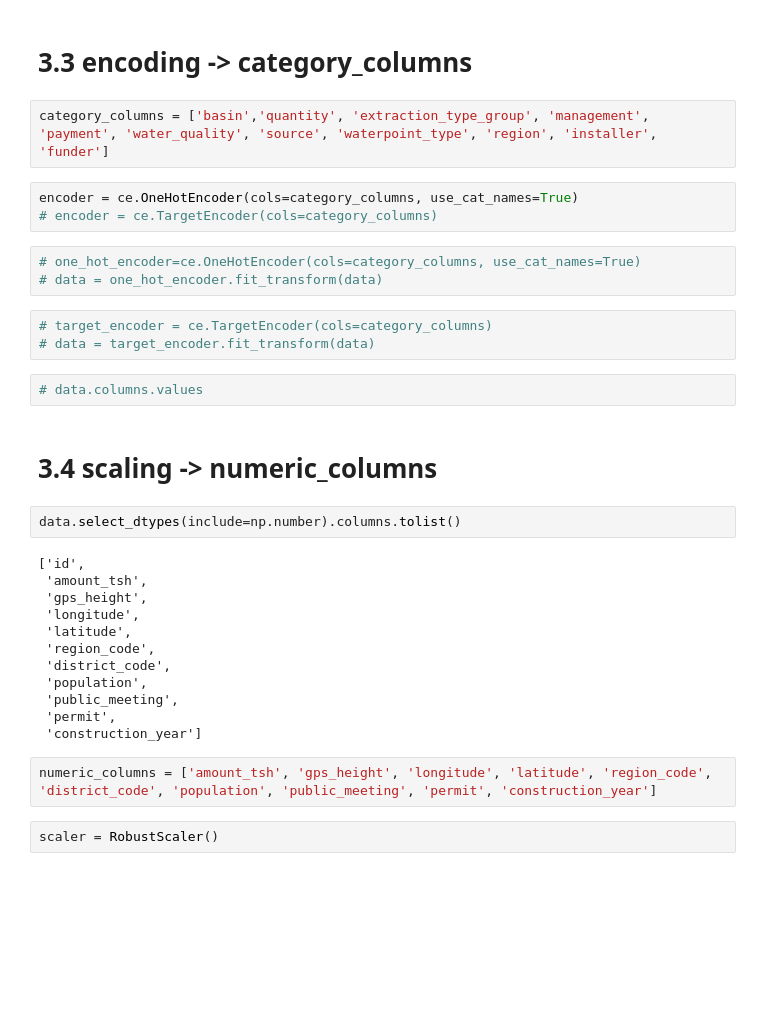
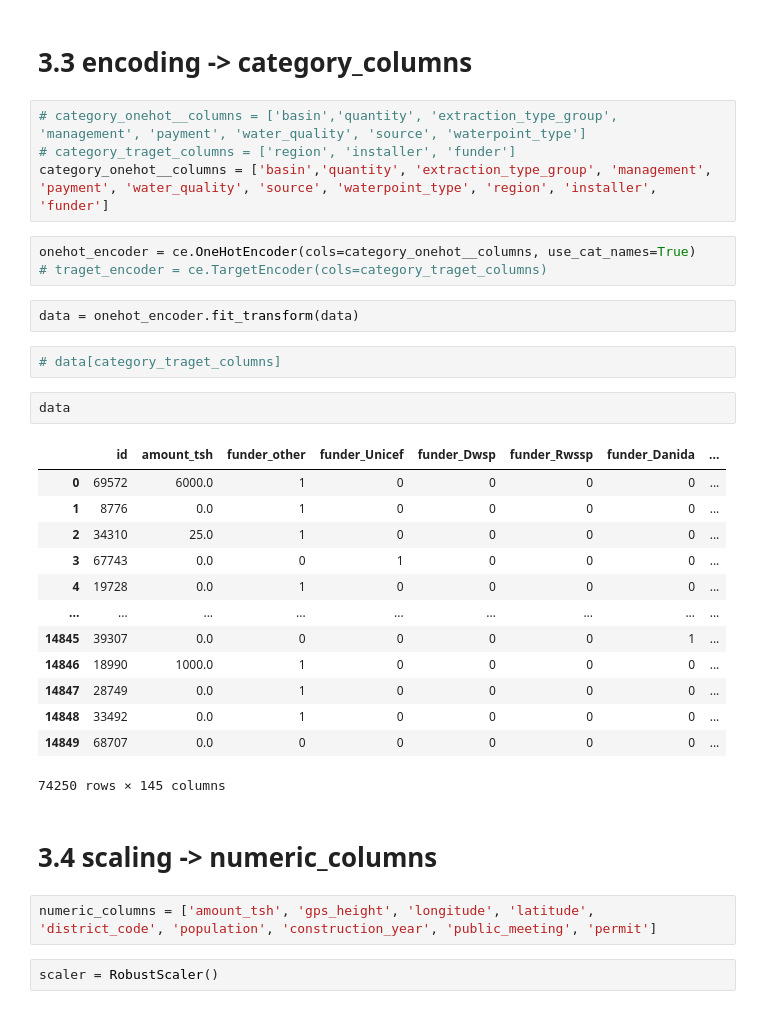
Before and after one commit to hemakaraveenhansika/pump-it-up, a Jupyter notebook: pump-it-up.ipynb, the cells around one changed output. Drawn from its saved outputs; the diff is of its cells as text; blank space fills up the shorter version.

```diff
--- a/pump-it-up.ipynb
+++ b/pump-it-up.ipynb
@@ -1039,35 +1060,35 @@ Name: funder, dtype: int64
 # %% [markdown]
 # 3.3 encoding -> category_columns
 # %%
-category_columns = ['basin','quantity', 'extraction_type_group', 'management', 'payment', 'water_quality', 'source', 'waterpoint_type', 'region', 'installer', 'funder']
+# category_onehot__columns = ['basin','quantity', 'extraction_type_group', 'management', 'payment', 'water_quality', 'source', 'waterpoint_type']
+# category_traget_columns = ['region', 'installer', 'funder']
+category_onehot__columns = ['basin','quantity', 'extraction_type_group', 'management', 'payment', 'water_quality', 'source', 'waterpoint_type', 'region', 'installer', 'funder']
 # %%
-encoder = ce.OneHotEncoder(cols=category_columns, use_cat_names=True)
-# encoder = ce.TargetEncoder(cols=category_columns)
+onehot_encoder = ce.OneHotEncoder(cols=category_onehot__columns, use_cat_names=True)
+# traget_encoder = ce.TargetEncoder(cols=category_traget_columns)
-# %%
-# one_hot_encoder=ce.OneHotEncoder(cols=category_columns, use_cat_names=True)
-# data = one_hot_encoder.fit_transform(data)
-# %%
-# target_encoder = ce.TargetEncoder(cols=category_columns)
-# data = target_encoder.fit_transform(data)
+# %%
+data = onehot_encoder.fit_transform(data)
 # %%
-# data.columns.values
+# data[category_traget_columns]
+# %%
+data
+# %% [output]
+|  | id | amount_tsh | funder_other | funder_Unicef | funder_Dwsp | funder_Rwssp | funder_Danida | ... |
+| 0 | 69572 | 6000.0 | 1 | 0 | 0 | 0 | 0 | ... |
+| 1 | 8776 | 0.0 | 1 | 0 | 0 | 0 | 0 | ... |
+| 2 | 34310 | 25.0 | 1 | 0 | 0 | 0 | 0 | ... |
+| 3 | 67743 | 0.0 | 0 | 1 | 0 | 0 | 0 | ... |
+| 4 | 19728 | 0.0 | 1 | 0 | 0 | 0 | 0 | ... |
+| ... | ... | ... | ... | ... | ... | ... | ... | ... |
+| 14845 | 39307 | 0.0 | 0 | 0 | 0 | 0 | 1 | ... |
+| 14846 | 18990 | 1000.0 | 1 | 0 | 0 | 0 | 0 | ... |
+| 14847 | 28749 | 0.0 | 1 | 0 | 0 | 0 | 0 | ... |
+| 14848 | 33492 | 0.0 | 1 | 0 | 0 | 0 | 0 | ... |
+| 14849 | 68707 | 0.0 | 0 | 0 | 0 | 0 | 0 | ... |
+74250 rows × 145 columns
 # %% [markdown]
 # 3.4 scaling -> numeric_columns
-# %%
-data.select_dtypes(include=np.number).columns.tolist()
-# %% [output]
-['id',
- 'amount_tsh',
- 'gps_height',
- 'longitude',
- 'latitude',
- 'region_code',
- 'district_code',
- 'population',
- 'public_meeting',
- 'permit',
- 'construction_year']
 # %%
-numeric_columns = ['amount_tsh', 'gps_height', 'longitude', 'latitude', 'region_code', 'district_code', 'population', 'public_meeting', 'permit', 'construction_year']
+numeric_columns = ['amount_tsh', 'gps_height', 'longitude', 'latitude', 'district_code', 'population', 'construction_year', 'public_meeting', 'permit']
 # %%
 scaler = RobustScaler()
```
Also changed, not shown: parts of 53 cells of this notebook, 1 other file.
